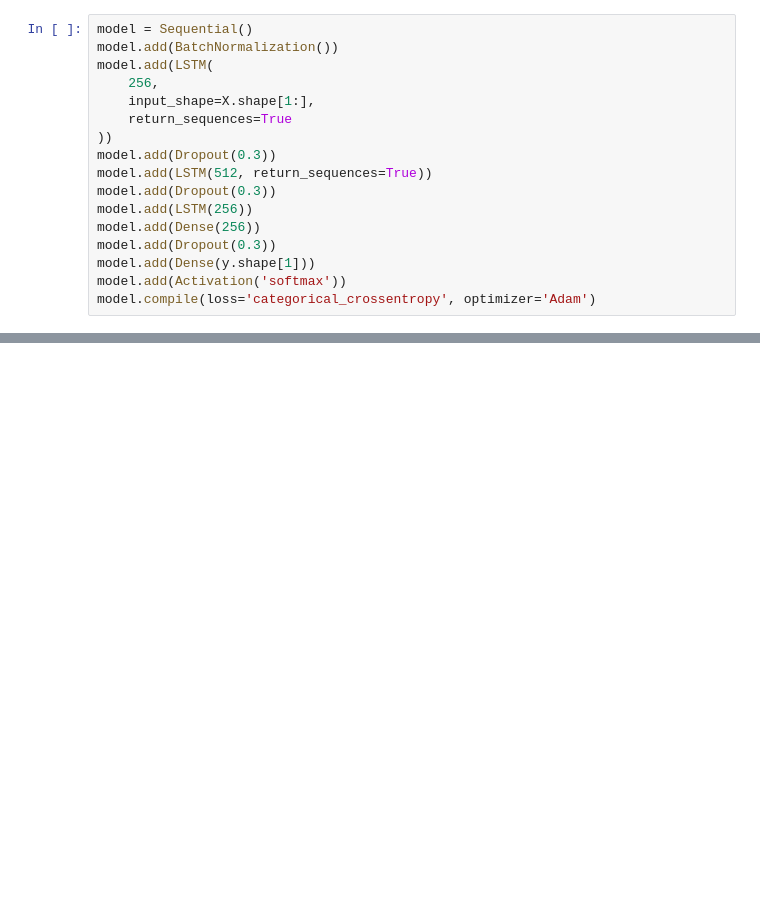
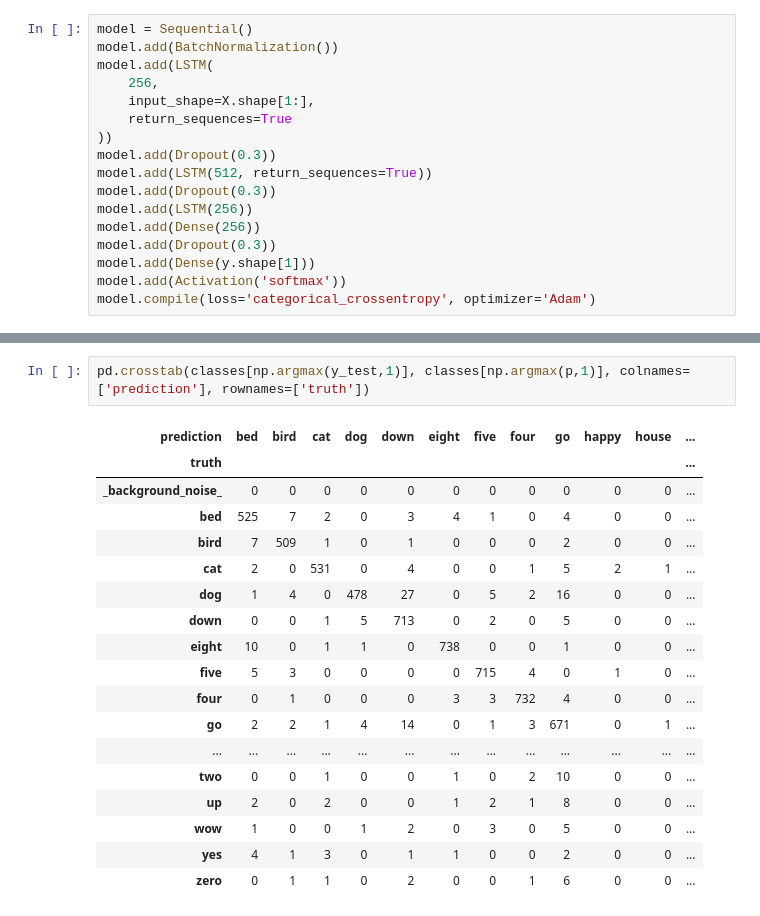
Before and after one commit to marneusz/SpeechCommandsClassificationsRNNs, a Jupyter notebook: LSTM.ipynb, the cells around one changed output, grey strips where cells are left out. Drawn from its saved outputs; the diff is of its cells as text; blank space fills up the shorter version.

```diff
--- a/LSTM.ipynb
+++ b/LSTM.ipynb
@@ -146,0 +134,21 @@ np.mean(np.argmax(p,1) == np.argmax(y_test,1))
+# %%
+pd.crosstab(classes[np.argmax(y_test,1)], classes[np.argmax(p,1)], colnames=['prediction'], rownames=['truth'])
+# %% [output]
+| prediction | bed | bird | cat | dog | down | eight | five | four | go | happy | house | ... |
+| truth |  |  |  |  |  |  |  |  |  |  |  | ... |
+| _background_noise_ | 0 | 0 | 0 | 0 | 0 | 0 | 0 | 0 | 0 | 0 | 0 | ... |
+| bed | 525 | 7 | 2 | 0 | 3 | 4 | 1 | 0 | 4 | 0 | 0 | ... |
+| bird | 7 | 509 | 1 | 0 | 1 | 0 | 0 | 0 | 2 | 0 | 0 | ... |
+| cat | 2 | 0 | 531 | 0 | 4 | 0 | 0 | 1 | 5 | 2 | 1 | ... |
+| dog | 1 | 4 | 0 | 478 | 27 | 0 | 5 | 2 | 16 | 0 | 0 | ... |
+| down | 0 | 0 | 1 | 5 | 713 | 0 | 2 | 0 | 5 | 0 | 0 | ... |
+| eight | 10 | 0 | 1 | 1 | 0 | 738 | 0 | 0 | 1 | 0 | 0 | ... |
+| five | 5 | 3 | 0 | 0 | 0 | 0 | 715 | 4 | 0 | 1 | 0 | ... |
+| four | 0 | 1 | 0 | 0 | 0 | 3 | 3 | 732 | 4 | 0 | 0 | ... |
+| go | 2 | 2 | 1 | 4 | 14 | 0 | 1 | 3 | 671 | 0 | 1 | ... |
+| ... | ... | ... | ... | ... | ... | ... | ... | ... | ... | ... | ... | ... |
+| two | 0 | 0 | 1 | 0 | 0 | 1 | 0 | 2 | 10 | 0 | 0 | ... |
+| up | 2 | 0 | 2 | 0 | 0 | 1 | 2 | 1 | 8 | 0 | 0 | ... |
+| wow | 1 | 0 | 0 | 1 | 2 | 0 | 3 | 0 | 5 | 0 | 0 | ... |
+| yes | 4 | 1 | 3 | 0 | 1 | 1 | 0 | 0 | 2 | 0 | 0 | ... |
+| zero | 0 | 1 | 1 | 0 | 2 | 0 | 0 | 1 | 6 | 0 | 0 | ... |
```
Also changed, not shown: parts of 19 cells of this notebook.
